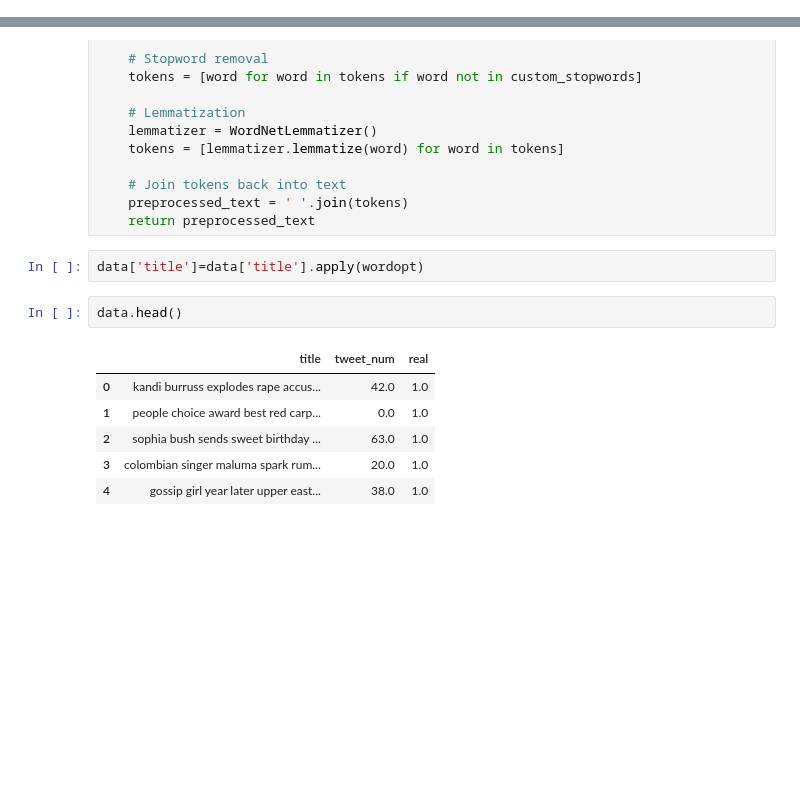
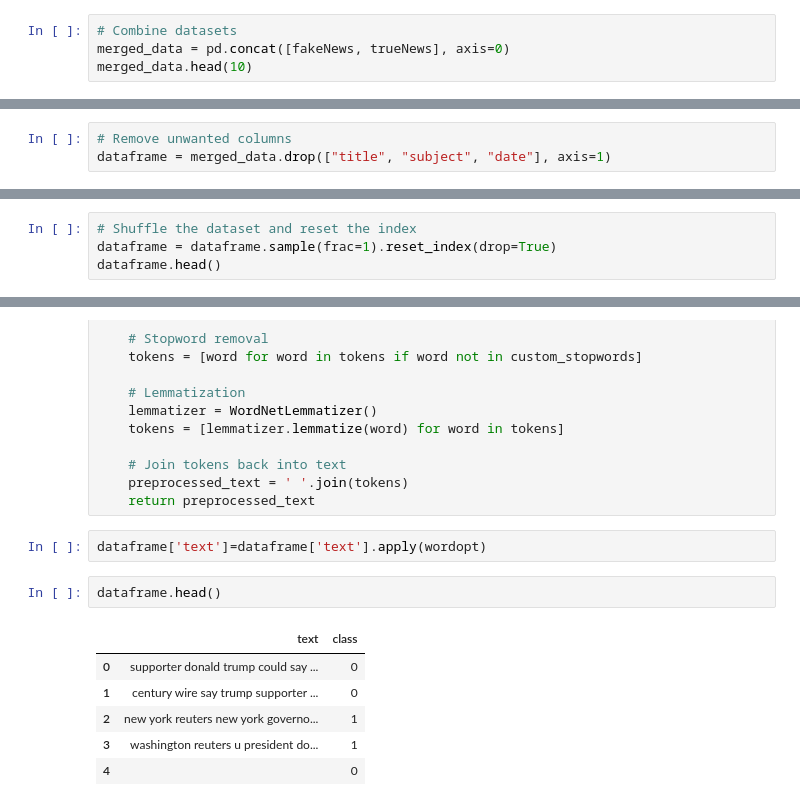
Before and after one commit to Gresey/Fake_News_Detection, a Jupyter notebook: Fake_News_Detection.ipynb, the cells around one changed output, grey strips where cells are left out. Drawn from its saved outputs; the diff is of its cells as text; blank space fills up the shorter version.

```diff
--- a/Fake_News_Detection.ipynb
+++ b/Fake_News_Detection.ipynb
@@ -38,0 +65,4 @@ fakenewsdataset.head()
+# %%
+# Combine datasets
+merged_data = pd.concat([fakeNews, trueNews], axis=0)
+merged_data.head(10)
@@ -38,0 +81,3 @@ fakenewsdataset.head()
+# %%
+# Remove unwanted columns
+dataframe = merged_data.drop(["title", "subject", "date"], axis=1)
@@ -38,0 +91,4 @@ fakenewsdataset.head()
+# %%
+# Shuffle the dataset and reset the index
+dataframe = dataframe.sample(frac=1).reset_index(drop=True)
+dataframe.head()
@@ -80,14 +143,14 @@ def wordopt(text):
     # Join tokens back into text
     preprocessed_text = ' '.join(tokens)
     return preprocessed_text
-# %%
-data['title']=data['title'].apply(wordopt)
+# %%
+dataframe['text']=dataframe['text'].apply(wordopt)
 # %%
-data.head()
+dataframe.head()
 # %% [output]
-|  | title | tweet_num | real |
-| 0 | kandi burruss explodes rape accus... | 42.0 | 1.0 |
-| 1 | people choice award best red carp... | 0.0 | 1.0 |
-| 2 | sophia bush sends sweet birthday ... | 63.0 | 1.0 |
-| 3 | colombian singer maluma spark rum... | 20.0 | 1.0 |
-| 4 | gossip girl year later upper east... | 38.0 | 1.0 |
+|  | text | class |
+| 0 | supporter donald trump could say ... | 0 |
+| 1 | century wire say trump supporter ... | 0 |
+| 2 | new york reuters new york governo... | 1 |
+| 3 | washington reuters u president do... | 1 |
+| 4 |  | 0 |
```
Also changed, not shown: parts of 12 cells of this notebook.
